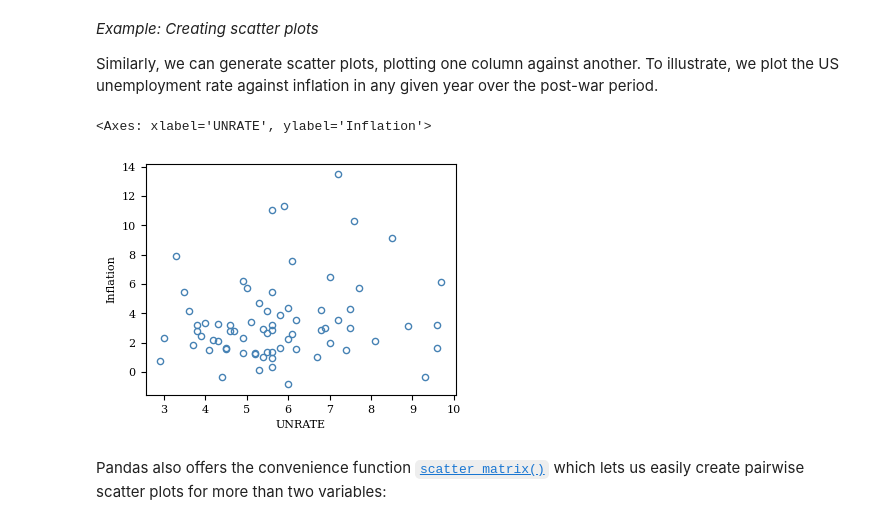
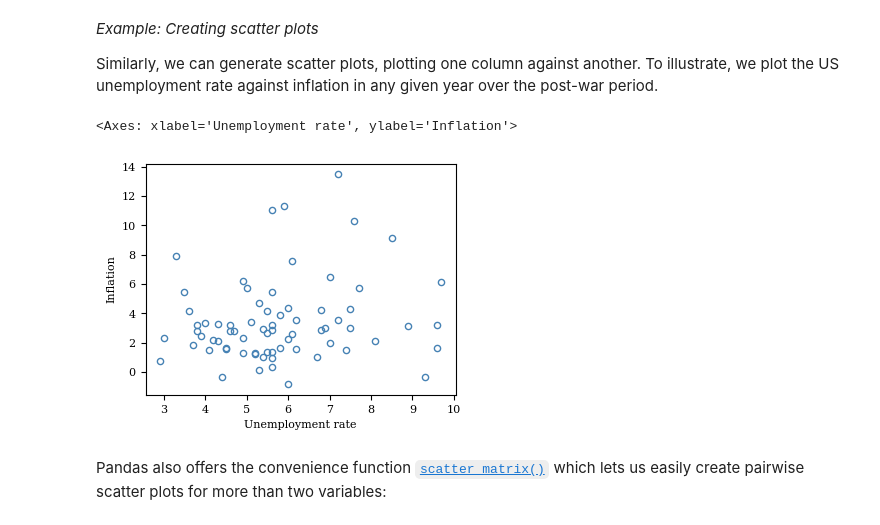
Before and after one commit to richardfoltyn/python-intro-PGR, a Jupyter notebook: lectures/unit06.ipynb, the cells around one changed output. Cells and saved outputs as stored; diff of their text form; code cells hidden in the pictures.

```diff
--- a/lectures/unit06.ipynb
+++ b/lectures/unit06.ipynb
@@ -1253,20 +1253,21 @@ inflation in any given year over the post-war period.
 # %%
 # Path to FRED.csv; DATA_PATH variable was defined above!
 filepath = f'{DATA_PATH}/FRED.csv'
 
 # Read CSV data
 df = pd.read_csv(filepath, sep=',')
 
 # Compute annual inflation as growth rate of CPI
 df['Inflation'] = df['CPI'].pct_change() * 100.0
 
 df.plot.scatter(
     x='UNRATE', y='Inflation',
-    color='none', edgecolor='steelblue'
+    color='none', edgecolor='steelblue',
+    xlabel='Unemployment rate'
 )
 # %% [output]
-<Axes: xlabel='UNRATE', ylabel='Inflation'>
+<Axes: xlabel='Unemployment rate', ylabel='Inflation'>
-[figure, old version]
+[figure, new version]
 # %% [markdown]
 Pandas also offers the convenience function
 [`scatter_matrix()`](https://pandas.pydata.org/docs/reference/api/pandas.plotting.scatter_matrix.html)
```
Also changed, not shown: parts of 10 cells of this notebook, 2 other files.
